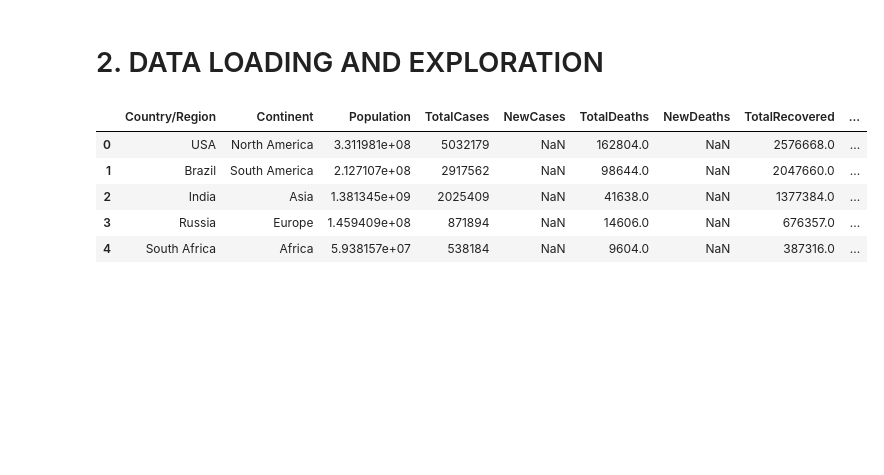
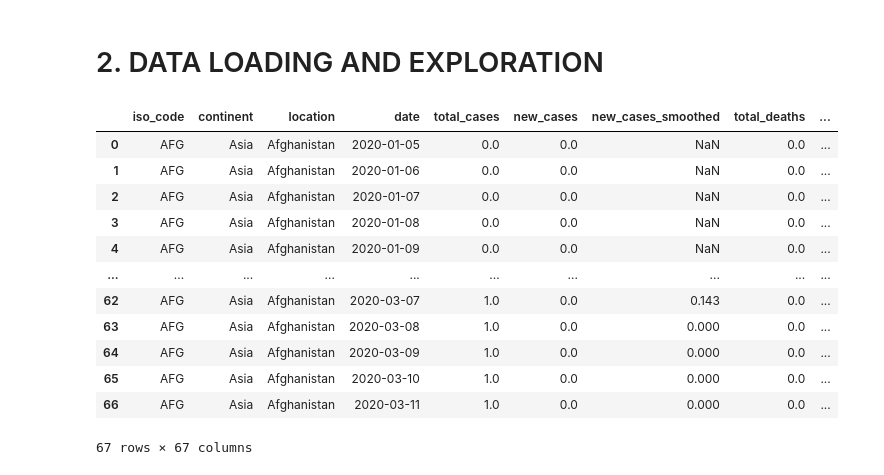
Before and after one commit to HellenDianaNjeri/COVID-19-GLOBAL-TRACKER-PROJECT, a Jupyter notebook: COVID_19.ipynb, the cells around one changed output. Saved outputs shown, nothing was run; the diff lists cells and outputs as text; code cells hidden in the pictures; blank space fills up the shorter version.

Commit message:
Exploratory Data Analysis

```diff
--- a/COVID_19.ipynb
+++ b/COVID_19.ipynb
@@ -7,17 +7,24 @@ import matplotlib as plt
 import seaborn as sns
 # %%
 # load the data
-covid_df = pd.read_csv('DATA\worldometer_data.csv')
+covid_df = pd.read_csv('DATA\owid-covid-data.csv')
 # %%
 #preview rows
-covid_df.head()
+covid_df.head(67)
 # %% [output]
-|  | Country/Region | Continent | Population | TotalCases | NewCases | TotalDeaths | NewDeaths | TotalRecovered | ... |
-| 0 | USA | North America | 3.311981e+08 | 5032179 | NaN | 162804.0 | NaN | 2576668.0 | ... |
-| 1 | Brazil | South America | 2.127107e+08 | 2917562 | NaN | 98644.0 | NaN | 2047660.0 | ... |
-| 2 | India | Asia | 1.381345e+09 | 2025409 | NaN | 41638.0 | NaN | 1377384.0 | ... |
-| 3 | Russia | Europe | 1.459409e+08 | 871894 | NaN | 14606.0 | NaN | 676357.0 | ... |
-| 4 | South Africa | Africa | 5.938157e+07 | 538184 | NaN | 9604.0 | NaN | 387316.0 | ... |
+|  | iso_code | continent | location | date | total_cases | new_cases | new_cases_smoothed | total_deaths | ... |
+| 0 | AFG | Asia | Afghanistan | 2020-01-05 | 0.0 | 0.0 | NaN | 0.0 | ... |
+| 1 | AFG | Asia | Afghanistan | 2020-01-06 | 0.0 | 0.0 | NaN | 0.0 | ... |
+| 2 | AFG | Asia | Afghanistan | 2020-01-07 | 0.0 | 0.0 | NaN | 0.0 | ... |
+| 3 | AFG | Asia | Afghanistan | 2020-01-08 | 0.0 | 0.0 | NaN | 0.0 | ... |
+| 4 | AFG | Asia | Afghanistan | 2020-01-09 | 0.0 | 0.0 | NaN | 0.0 | ... |
+| ... | ... | ... | ... | ... | ... | ... | ... | ... | ... |
+| 62 | AFG | Asia | Afghanistan | 2020-03-07 | 1.0 | 0.0 | 0.143 | 0.0 | ... |
+| 63 | AFG | Asia | Afghanistan | 2020-03-08 | 1.0 | 0.0 | 0.000 | 0.0 | ... |
+| 64 | AFG | Asia | Afghanistan | 2020-03-09 | 1.0 | 0.0 | 0.000 | 0.0 | ... |
+| 65 | AFG | Asia | Afghanistan | 2020-03-10 | 1.0 | 0.0 | 0.000 | 0.0 | ... |
+| 66 | AFG | Asia | Afghanistan | 2020-03-11 | 1.0 | 0.0 | 0.000 | 0.0 | ... |
+67 rows × 67 columns
 # %%
 #preview columns
 covid_df.columns
```
Also changed, not shown: parts of 17 cells of this notebook.
